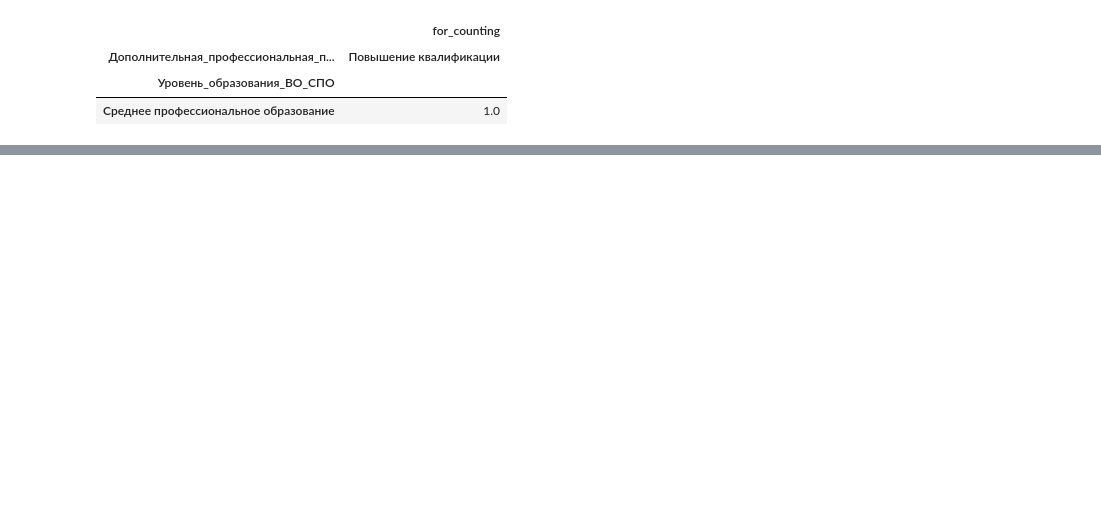
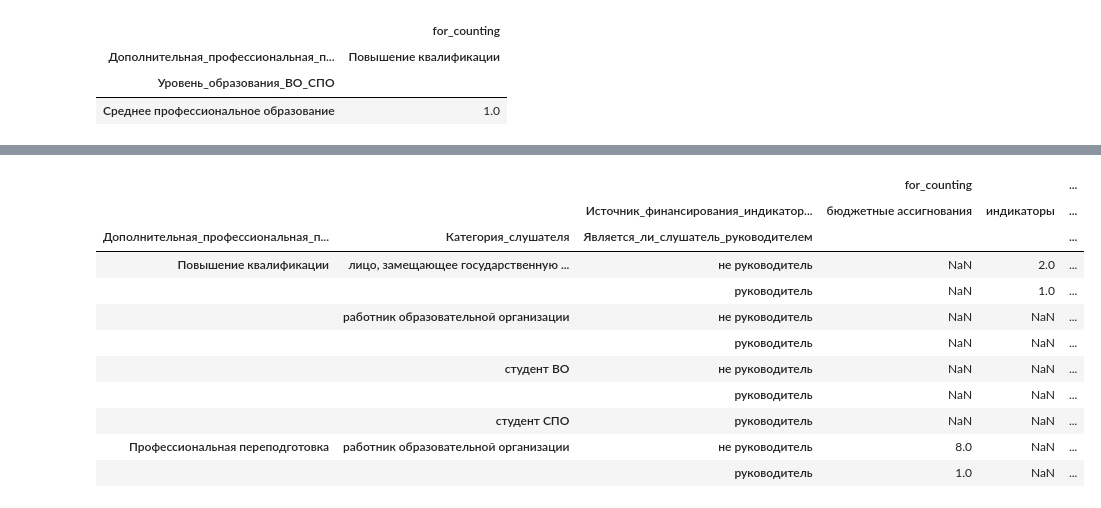
Before and after one commit to t0r1n88/Lindy, a Jupyter notebook: report_1PK.ipynb, the cells around one changed output, grey strips where cells are left out. Cells and saved outputs as stored; diff of their text form; code cells hidden in the pictures; blank space fills up the shorter version.

```diff
--- a/report_1PK.ipynb
+++ b/report_1PK.ipynb
@@ -759,0 +855,21 @@ wb['Раздел 2.1 Строки 28,29,30'].column_dimensions['A'].width = 50
+# %%
+# Считаем по колонкам 8,9,10,16,17,18
+df_2_2_budget_8910 = pd.pivot_table(df_2_2,index=['Дополнительная_профессиональная_программа_повышение_квалификации_профессиональная_переподготовка','Категория_слушателя','Является_ли_слушатель_руководителем'],
+                           columns=['Источник_финансирования_индикаторы_физ_лицо_юр_лицо_бюдж_ассигнования_собственные_средства_ЦОПП'],
+                           values=['for_counting'],
+                           aggfunc='sum')
+# %%
+df_2_2_budget_8910
+# %% [output]
+|  |  |  | for_counting |  | ... |
+|  |  | Источник_финансирования_индикатор... | бюджетные ассигнования | индикаторы | ... |
+| Дополнительная_профессиональная_п... | Категория_слушателя | Является_ли_слушатель_руководителем |  |  | ... |
+| Повышение квалификации | лицо, замещающее государственную ... | не руководитель | NaN | 2.0 | ... |
+|  |  | руководитель | NaN | 1.0 | ... |
+|  | работник образовательной организации | не руководитель | NaN | NaN | ... |
+|  |  | руководитель | NaN | NaN | ... |
+|  | студент ВО | не руководитель | NaN | NaN | ... |
+|  |  | руководитель | NaN | NaN | ... |
+|  | студент СПО | руководитель | NaN | NaN | ... |
+| Профессиональная переподготовка | работник образовательной организации | не руководитель | 8.0 | NaN | ... |
+|  |  | руководитель | 1.0 | NaN | ... |
```
Also changed, not shown: parts of 20 cells of this notebook.
